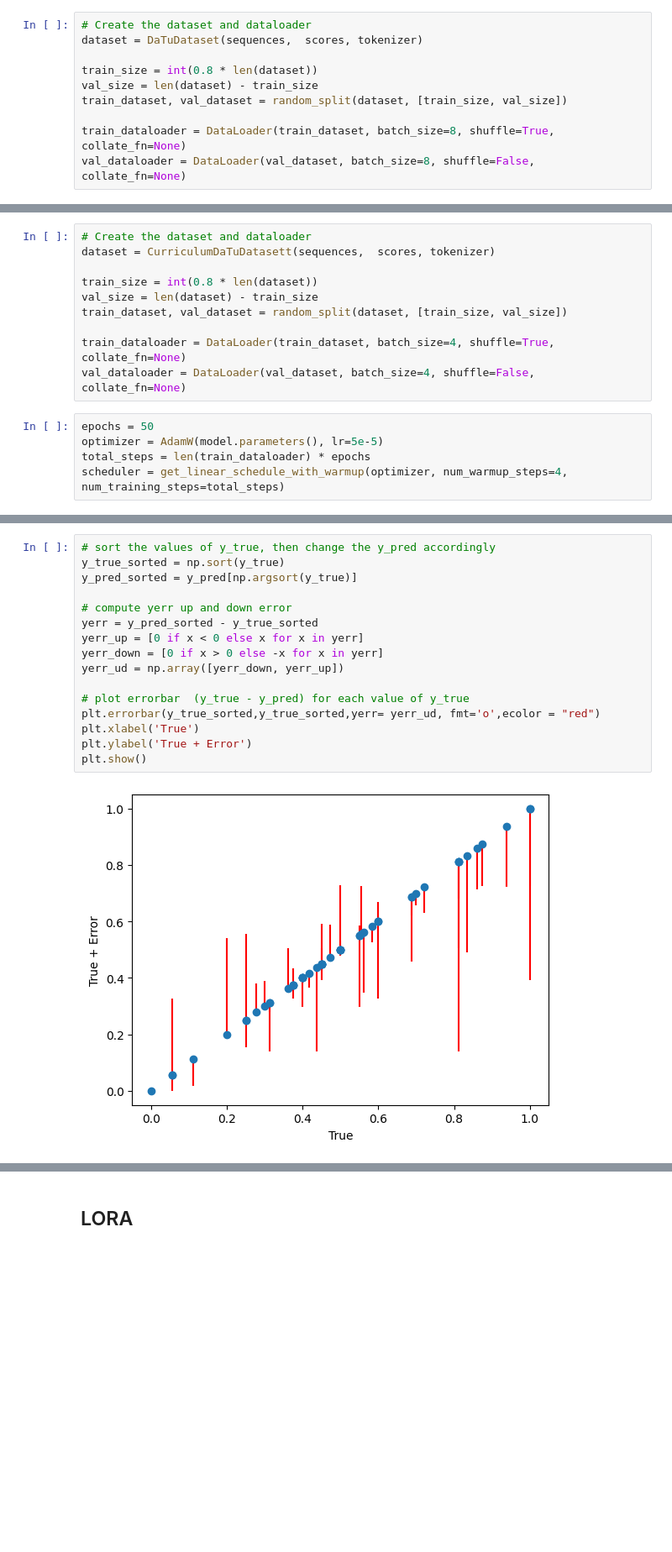
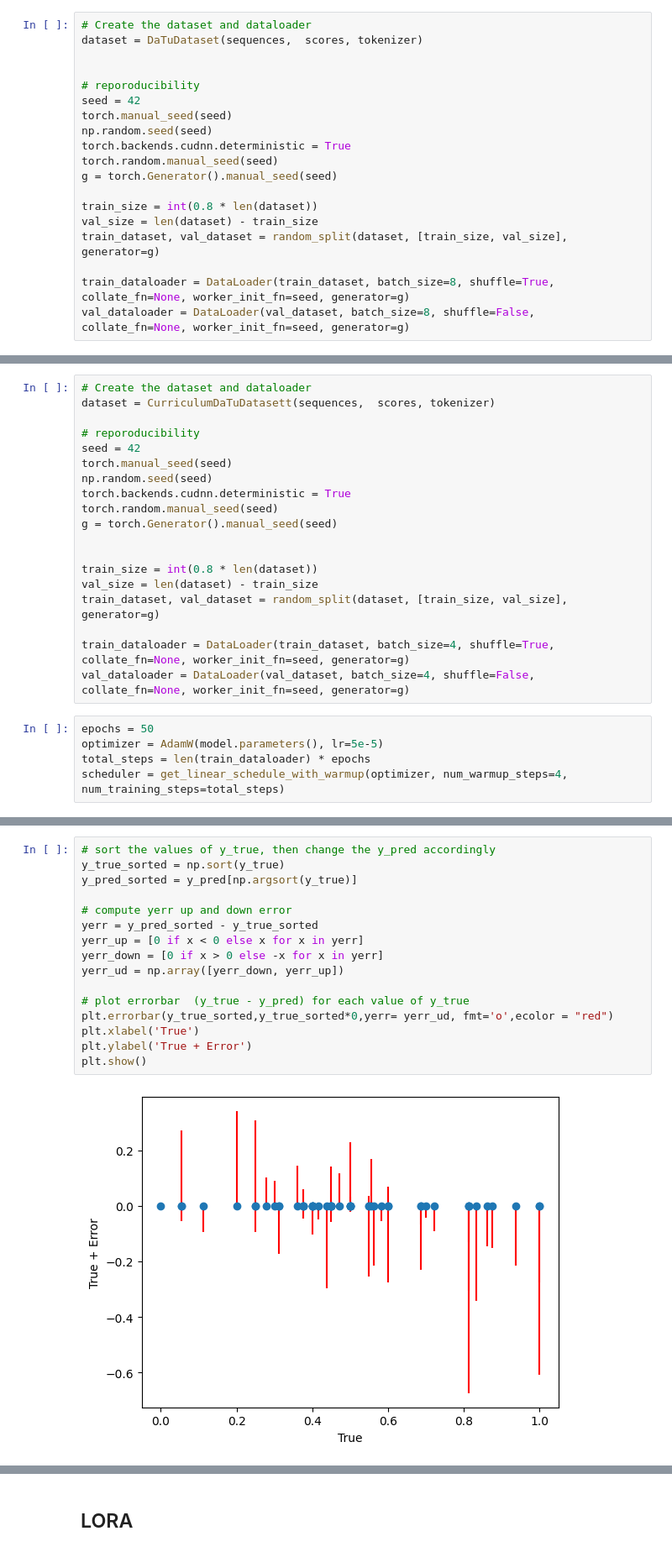
Before and after one commit to pagand/AITutor_SeqModeling, a Jupyter notebook: SeqModel/seqmodeling.ipynb, the cells around one changed output, grey strips where cells are left out. Shown at 84% size. Saved outputs shown, nothing was run; the diff lists cells and outputs as text; blank space fills up the shorter version.

```diff
--- a/SeqModel/seqmodeling.ipynb
+++ b/SeqModel/seqmodeling.ipynb
@@ -742,12 +750,21 @@ DistilBertForSequenceClassification(
 # Create the dataset and dataloader
 dataset = DaTuDataset(sequences,  scores, tokenizer)
 
+
+# reporoducibility
+seed = 42
+torch.manual_seed(seed)
+np.random.seed(seed)
+torch.backends.cudnn.deterministic = True
+torch.random.manual_seed(seed)
+g = torch.Generator().manual_seed(seed)
+
 train_size = int(0.8 * len(dataset))
 val_size = len(dataset) - train_size
-train_dataset, val_dataset = random_split(dataset, [train_size, val_size])
+train_dataset, val_dataset = random_split(dataset, [train_size, val_size], generator=g)
 
-train_dataloader = DataLoader(train_dataset, batch_size=8, shuffle=True, collate_fn=None)
-val_dataloader = DataLoader(val_dataset, batch_size=8, shuffle=False, collate_fn=None)
+train_dataloader = DataLoader(train_dataset, batch_size=8, shuffle=True, collate_fn=None, worker_init_fn=seed, generator=g)
+val_dataloader = DataLoader(val_dataset, batch_size=8, shuffle=False, collate_fn=None, worker_init_fn=seed, generator=g)
 # %%
 epochs = 50
 optimizer = AdamW(model.parameters(), lr=5e-5)
@@ -888,12 +905,21 @@ class CurriculumDaTuDatasett(Dataset):
 # Create the dataset and dataloader
 dataset = CurriculumDaTuDatasett(sequences,  scores, tokenizer)
 
+# reporoducibility
+seed = 42
+torch.manual_seed(seed)
+np.random.seed(seed)
+torch.backends.cudnn.deterministic = True
+torch.random.manual_seed(seed)
+g = torch.Generator().manual_seed(seed)
+
+
 train_size = int(0.8 * len(dataset))
 val_size = len(dataset) - train_size
-train_dataset, val_dataset = random_split(dataset, [train_size, val_size])
+train_dataset, val_dataset = random_split(dataset, [train_size, val_size], generator=g)
 
-train_dataloader = DataLoader(train_dataset, batch_size=4, shuffle=True, collate_fn=None)
-val_dataloader = DataLoader(val_dataset, batch_size=4, shuffle=False, collate_fn=None)
+train_dataloader = DataLoader(train_dataset, batch_size=4, shuffle=True, collate_fn=None, worker_init_fn=seed, generator=g)
+val_dataloader = DataLoader(val_dataset, batch_size=4, shuffle=False, collate_fn=None, worker_init_fn=seed, generator=g)
 # %%
 epochs = 50
 optimizer = AdamW(model.parameters(), lr=5e-5)
@@ -949,18 +975,18 @@ plt.show()
 # %%
 # sort the values of y_true, then change the y_pred accordingly
 y_true_sorted = np.sort(y_true)
 y_pred_sorted = y_pred[np.argsort(y_true)]
 
 # compute yerr up and down error
 yerr = y_pred_sorted - y_true_sorted
 yerr_up = [0 if x < 0 else x for x in yerr]
 yerr_down = [0 if x > 0 else -x for x in yerr]
 yerr_ud = np.array([yerr_down, yerr_up])
 
 # plot errorbar  (y_true - y_pred) for each value of y_true
-plt.errorbar(y_true_sorted,y_true_sorted,yerr= yerr_ud, fmt='o',ecolor = "red")
+plt.errorbar(y_true_sorted,y_true_sorted*0,yerr= yerr_ud, fmt='o',ecolor = "red")
 plt.xlabel('True')
 plt.ylabel('True + Error')
 plt.show()
 # %% [output]
-[figure, old version]
+[figure, new version]
```
Also changed, not shown: parts of 4 cells of this notebook.
